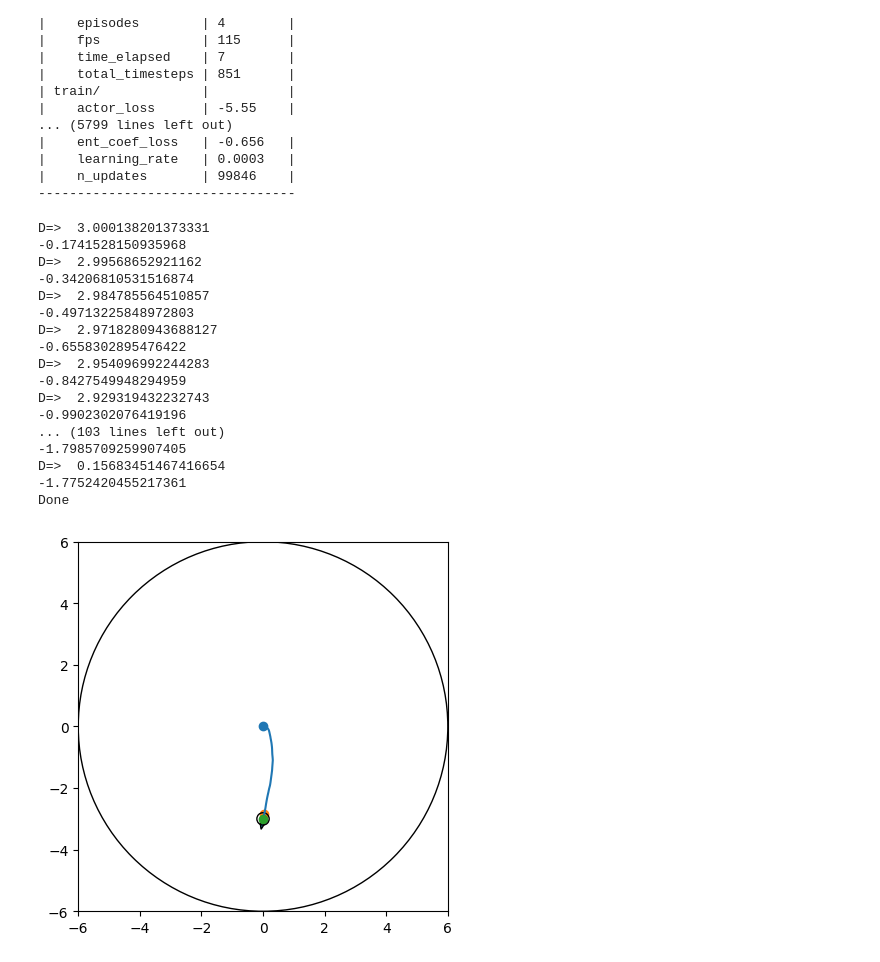
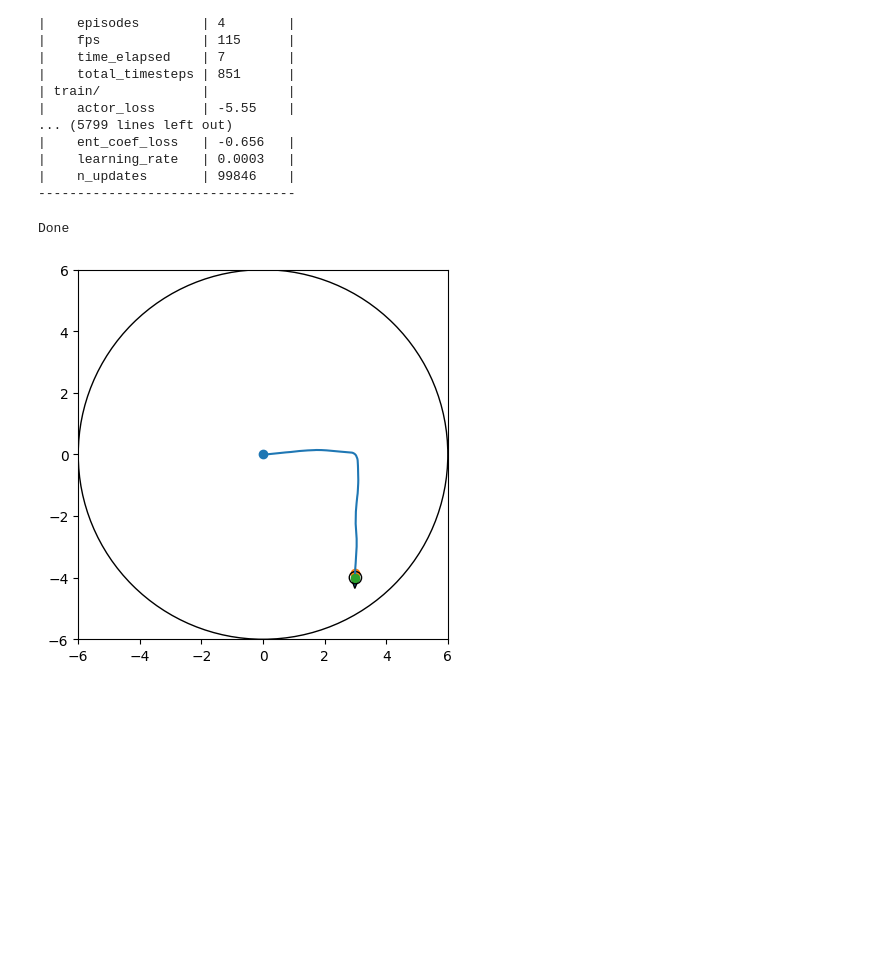
Before and after one commit to Eghosa-Osayande/ai_mobile_robots, a Jupyter notebook: simulations/controllers/mobile_robot/train_navigation.ipynb, the cells around one changed output. Drawn from its saved outputs; the diff is of its cells as text; code cells hidden in the pictures; blank space fills up the shorter version.

```diff
--- a/simulations/controllers/mobile_robot/train_navigation.ipynb
+++ b/simulations/controllers/mobile_robot/train_navigation.ipynb
@@ -241,7 +241,11 @@ def obstacle_sampler_factory():
 
 path_obstacle_sampler = obstacle_sampler_factory()
 # %%
-def make_navigation_env(robot: None, seed: int | None = None):
+def make_navigation_env(
+    robot: None,
+    seed: int | None = None,
+    render_path="",
+):
     def robot_factory():
         if robot:
             return robot
@@ -269,7 +273,7 @@ def make_navigation_env(robot: None, seed: int | None = None):
         allow_reverse=False,
         render_enabled=not False,
         seed=seed,
-        render_path="training_outputs/navigation/output.png",
+        render_path=render_path,
     )
 # %%
 env = DummyVecEnv([lambda: make_navigation_env(seed=0)])
@@ -327,46 +331,38 @@ Using cpu device
 # %%
 from time import time
 
 
 r = TwoWheelRobotWithoutObstacles(
     wheel_distance=0.3,
 )
 
-an_env = make_navigation_env(robot=r)
+an_env = make_navigation_env(robot=r, render_path="train_navigation_outputs/output.png")
 
-model = SAC.load("training_outputs/navigation/model.zip")
-obs, _ = an_env.reset(
-    goal_xy=(0, -3),
-    robot_pos=(0, 0, 0),
-    reset_robot=True,
-    seed=int(time()),
-)
+model = SAC.load("train_navigation_outputs/model.zip")
 
-while True:
-    action, _ = model.predict(obs)
 
-    obs, _, terminated, truncated, _ = an_env.step(action)
-    x, y, t = r.state()
-    if terminated or truncated:
-        break
+nodes = [
+
+    (3, 0),
+    (3,-2),
+    (3,-4),
+]
+for n in nodes:
+    obs, _ = an_env.reset(
+        goal_xy=n,
+        # robot_pos=(0, 0, 0),
+        reset_robot=False,
+        # seed=int(time()),
+    )
+    while True:
+        action, _ = model.predict(obs)
+
+        obs, _, terminated, truncated, _ = an_env.step(action)
+        x, y, t = r.state()
+        if terminated or truncated:
+            break
 
 print("Done")
 # %% [output]
-D=>  3.000138201373331
--0.1741528150935968
-D=>  2.99568652921162
--0.34206810531516874
-D=>  2.984785564510857
--0.49713225848972803
-D=>  2.9718280943688127
--0.6558302895476422
-D=>  2.954096992244283
--0.8427549948294959
-D=>  2.929319432232743
--0.9902302076419196
-... (103 lines left out)
--1.7985709259907405
-D=>  0.15683451467416654
--1.7752420455217361
 Done
-[figure, old version]
+[figure, new version]
```
Also changed, not shown: parts of 1 cell of this notebook, 5 other files.
